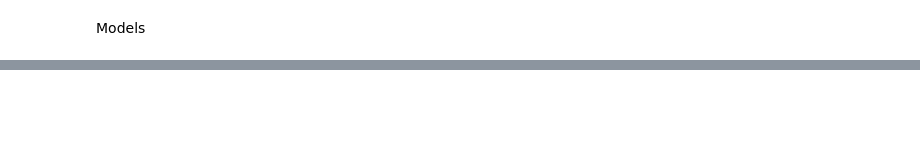
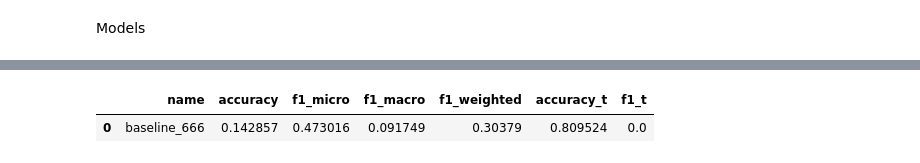
Before and after one commit to PanzaResce/ediref, a Jupyter notebook: project.ipynb, the cells around one changed output, grey strips where cells are left out. Cells and saved outputs as stored; diff of their text form; code cells hidden in the pictures; blank space fills up the shorter version.

```diff
--- a/project.ipynb
+++ b/project.ipynb
@@ -258,0 +280,8 @@ Training BASE_MODEL with seed 666:
+# %%
+table = report.get_performance_table(metrics = ['accuracy','f1_macro','f1_micro','f1_weighted'])
+report_df = pd.DataFrame(table.values())
+report_df = report_df.map(lambda x: x.item() if type(x) == torch.Tensor else x)
+report_df
+# %% [output]
+|  | name | accuracy | f1_micro | f1_macro | f1_weighted | accuracy_t | f1_t |
+| 0 | baseline_666 | 0.142857 | 0.473016 | 0.091749 | 0.30379 | 0.809524 | 0.0 |
```
Also changed, not shown: parts of 17 cells of this notebook, 2 other files.
